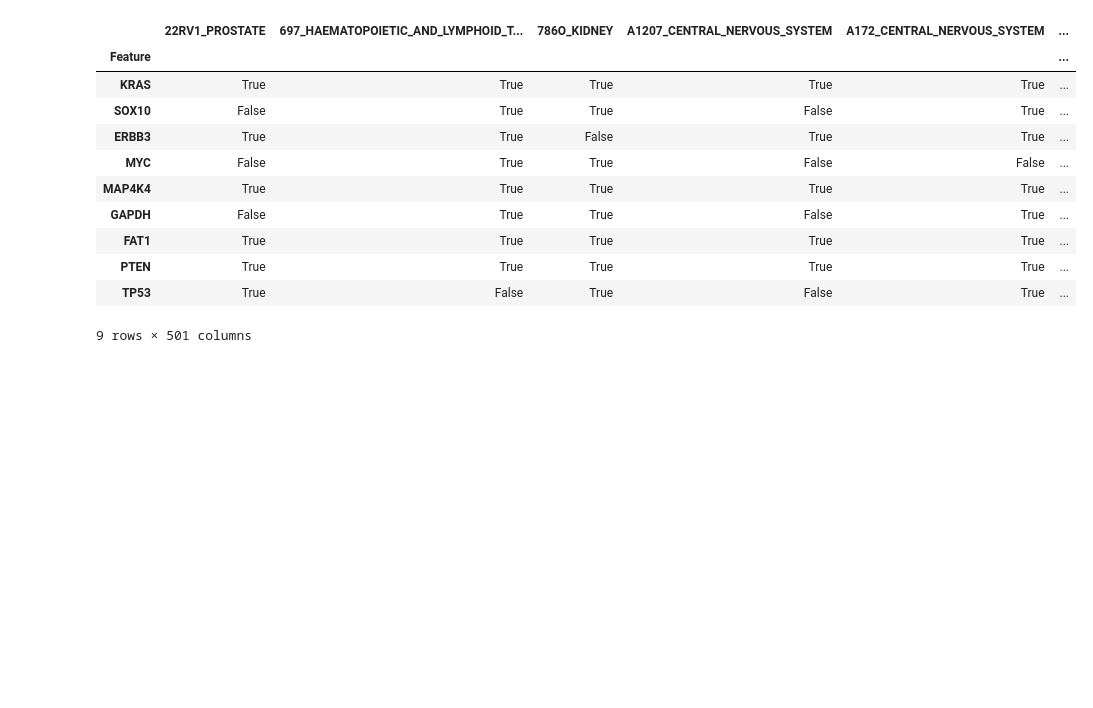
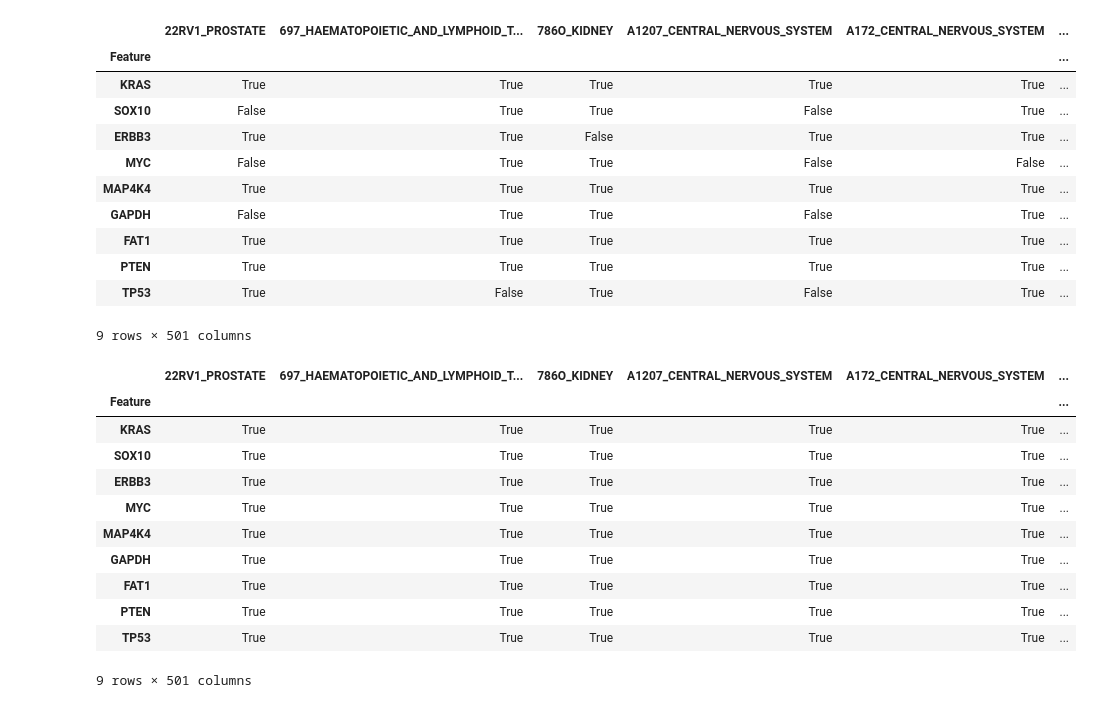
Before and after one commit to St1ngray/context, a Jupyter notebook: notebook/skew.ipynb, the cells around one changed output. Saved outputs shown, nothing was run; the diff lists cells and outputs as text; code cells hidden in the pictures; blank space fills up the shorter version.

```diff
--- a/notebook/skew.ipynb
+++ b/notebook/skew.ipynb
@@ -83,3 +97,18 @@ no_context__feature_x_sample
 | PTEN | True | True | True | True | True | ... |
 | TP53 | True | False | True | False | True | ... |
 9 rows × 501 columns
+# %%
+(-0.75 < context__feature_x_sample) | (context__feature_x_sample < 0.75)
+# %% [output]
+|  | 22RV1_PROSTATE | 697_HAEMATOPOIETIC_AND_LYMPHOID_T... | 786O_KIDNEY | A1207_CENTRAL_NERVOUS_SYSTEM | A172_CENTRAL_NERVOUS_SYSTEM | ... |
+| Feature |  |  |  |  |  | ... |
+| KRAS | True | True | True | True | True | ... |
+| SOX10 | True | True | True | True | True | ... |
+| ERBB3 | True | True | True | True | True | ... |
+| MYC | True | True | True | True | True | ... |
+| MAP4K4 | True | True | True | True | True | ... |
+| GAPDH | True | True | True | True | True | ... |
+| FAT1 | True | True | True | True | True | ... |
+| PTEN | True | True | True | True | True | ... |
+| TP53 | True | True | True | True | True | ... |
+9 rows × 501 columns
```
Also changed, not shown: parts of 4 cells of this notebook, 1 other file.
